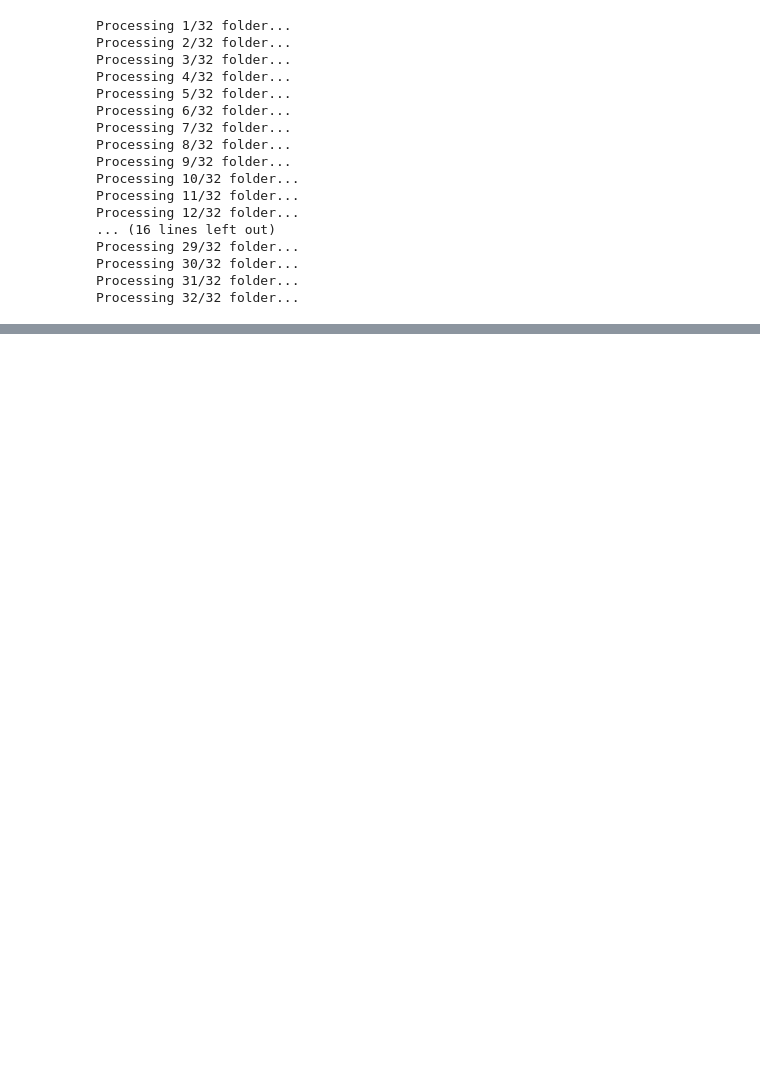
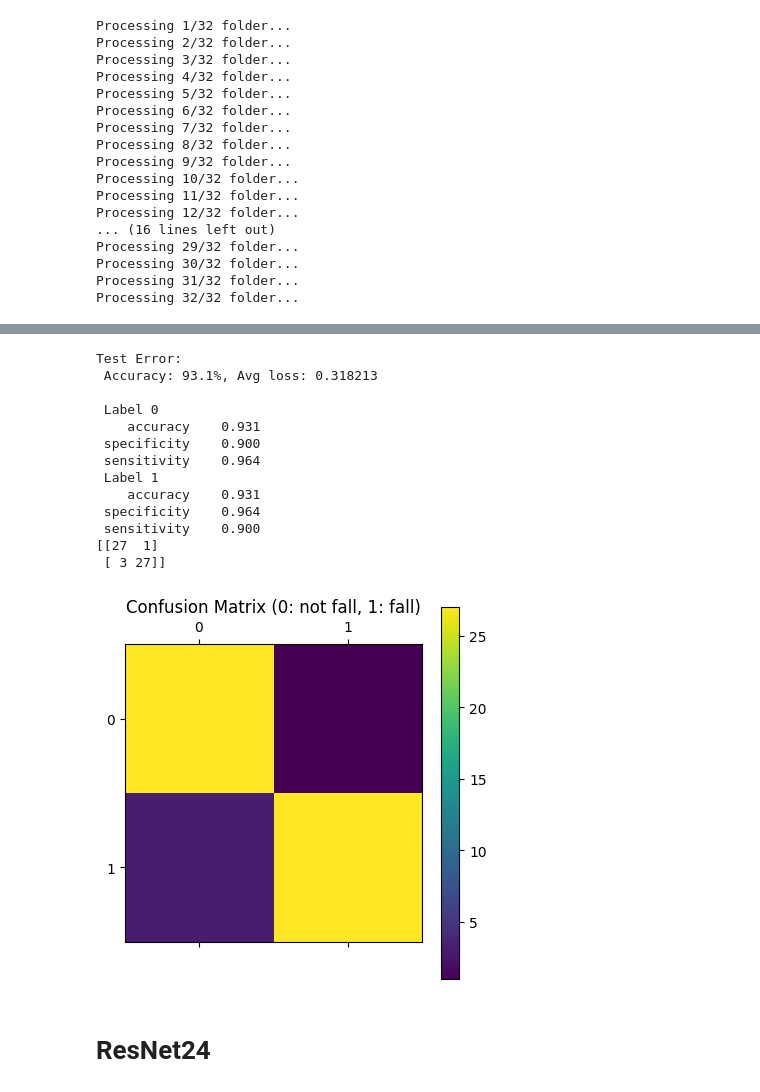
Before and after one commit to Liux1n/Fall_Detection, a Jupyter notebook: train_Kfall.ipynb, the cells around one changed output, grey strips where cells are left out. Cells and saved outputs as stored; diff of their text form; code cells hidden in the pictures; blank space fills up the shorter version.

```diff
--- a/train_Kfall.ipynb
+++ b/train_Kfall.ipynb
@@ -153,0 +152,6 @@ Using cuda device
+# %%
+# Hyperparameters
+learning_rate = 5e-4
+batch_size = 64
+epochs = 50
+patience = 5
@@ -201,12 +207,15 @@ class ConvLSTM(nn.Module):
 
         return x
 # %%
-#from models.ConvLSTM_KFall import ConvLSTM
+
 # Create an instance of the model
-model = ConvLSTM()
-
-print(f"Model structure: {model}\n\n")
-for name, param in model.named_parameters():
+model_ConvLSTM = ConvLSTM()
+loss_fn = nn.CrossEntropyLoss()
+optimizer = torch.optim.Adam(model_ConvLSTM.parameters(), lr=learning_rate)
+# Initialize the scheduler
+scheduler = ReduceLROnPlateau(optimizer, 'min', factor=0.1, patience=patience, verbose=True)
+print(f"Model structure: {model_ConvLSTM}\n\n")
+for name, param in model_ConvLSTM.named_parameters():
     print(f"Layer: {name} | Size: {param.size()} | Values : {param[:2]} \n")
 # %% [output]
 Model structure: ConvLSTM(
@@ -228,0 +259,20 @@ Layer: fc.bias | Size: torch.Size([2]) | Values : tensor([ 0.0414, -0.0572], gra
+# %%
+# final test
+test(test_dataloader, model_ConvLSTM, loss_fn, device=device)
+# %% [output]
+Test Error:
+ Accuracy: 93.1%, Avg loss: 0.318213
+
+ Label 0
+    accuracy    0.931
+ specificity    0.900
+ sensitivity    0.964
+ Label 1
+    accuracy    0.931
+ specificity    0.964
+ sensitivity    0.900
+[[27  1]
+ [ 3 27]]
+[figure, added]
+# %% [markdown]
+# ResNet24
```
Also changed, not shown: parts of 25 cells of this notebook, 4 other files.
